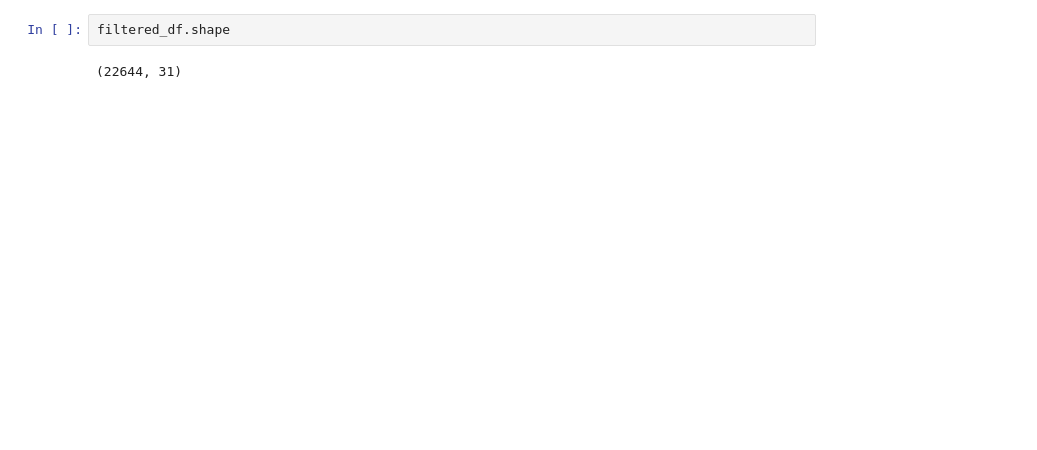
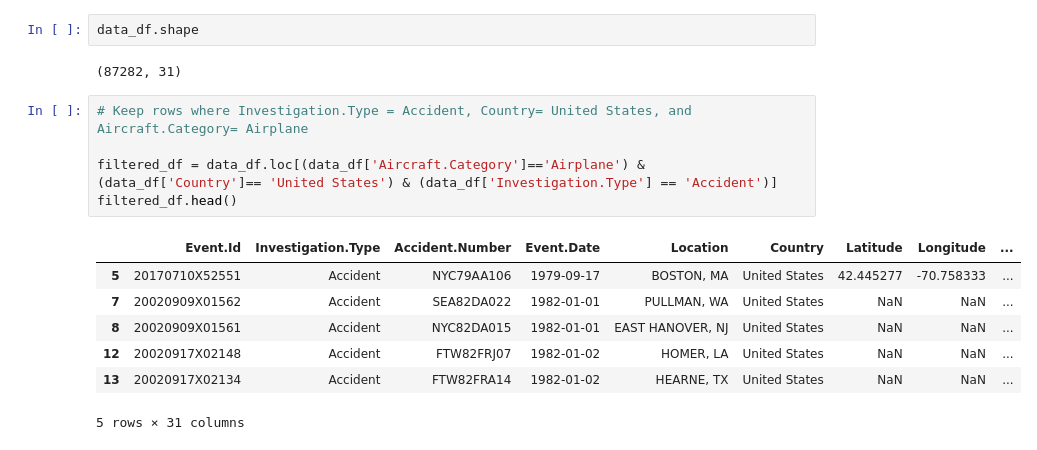
Before and after one commit to billywkim/Air_Travel_Analysis, a Jupyter notebook: Aviation_Weather/Aviation_Weather.ipynb, the cells around one changed output. Saved outputs shown, nothing was run; the diff lists cells and outputs as text; blank space fills up the shorter version.

```diff
--- a/Aviation_Weather/Aviation_Weather.ipynb
+++ b/Aviation_Weather/Aviation_Weather.ipynb
@@ -73,4 +58,17 @@ memory usage: 5.5+ MB
 # %%
-filtered_df.shape
+data_df.shape
 # %% [output]
-(22644, 31)
+(87282, 31)
+# %%
+# Keep rows where Investigation.Type = Accident, Country= United States, and Aircraft.Category= Airplane
+
+filtered_df = data_df.loc[(data_df['Aircraft.Category']=='Airplane') & (data_df['Country']== 'United States') & (data_df['Investigation.Type'] == 'Accident')]
+filtered_df.head()
+# %% [output]
+|  | Event.Id | Investigation.Type | Accident.Number | Event.Date | Location | Country | Latitude | Longitude | ... |
+| 5 | 20170710X52551 | Accident | NYC79AA106 | 1979-09-17 | BOSTON, MA | United States | 42.445277 | -70.758333 | ... |
+| 7 | 20020909X01562 | Accident | SEA82DA022 | 1982-01-01 | PULLMAN, WA | United States | NaN | NaN | ... |
+| 8 | 20020909X01561 | Accident | NYC82DA015 | 1982-01-01 | EAST HANOVER, NJ | United States | NaN | NaN | ... |
+| 12 | 20020917X02148 | Accident | FTW82FRJ07 | 1982-01-02 | HOMER, LA | United States | NaN | NaN | ... |
+| 13 | 20020917X02134 | Accident | FTW82FRA14 | 1982-01-02 | HEARNE, TX | United States | NaN | NaN | ... |
+5 rows × 31 columns
```
Also changed, not shown: parts of 42 cells of this notebook.
